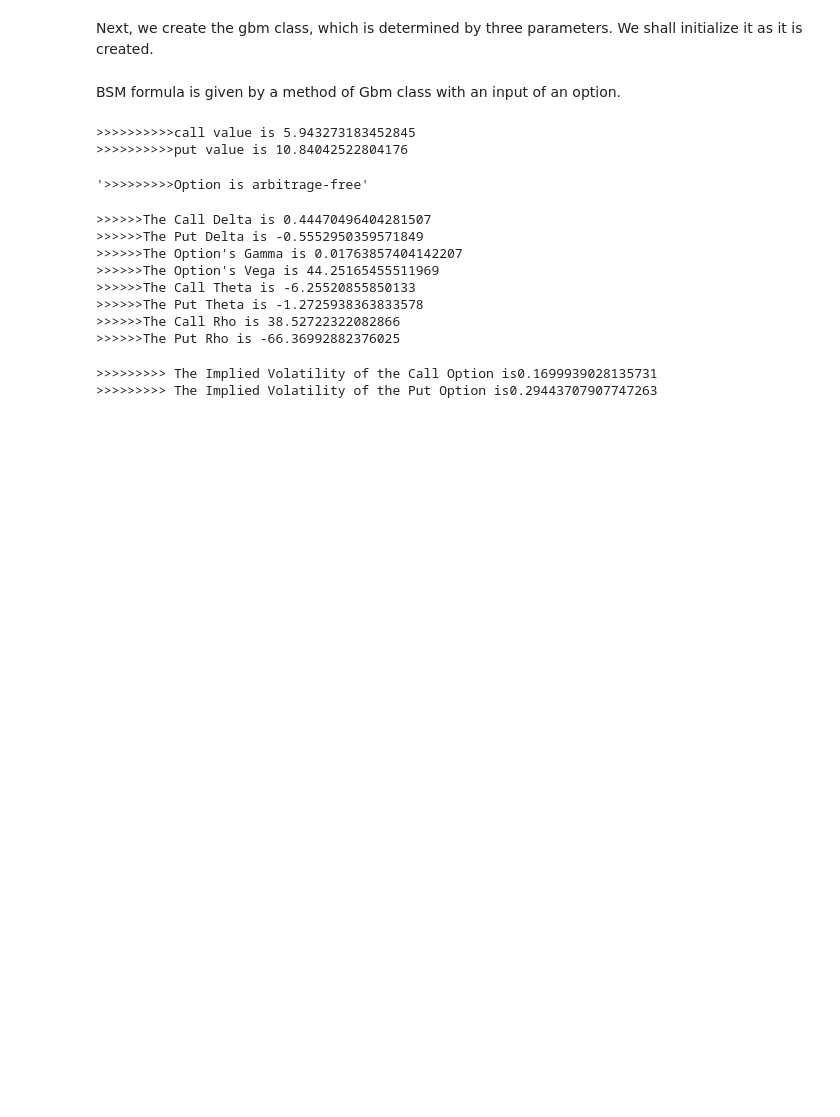
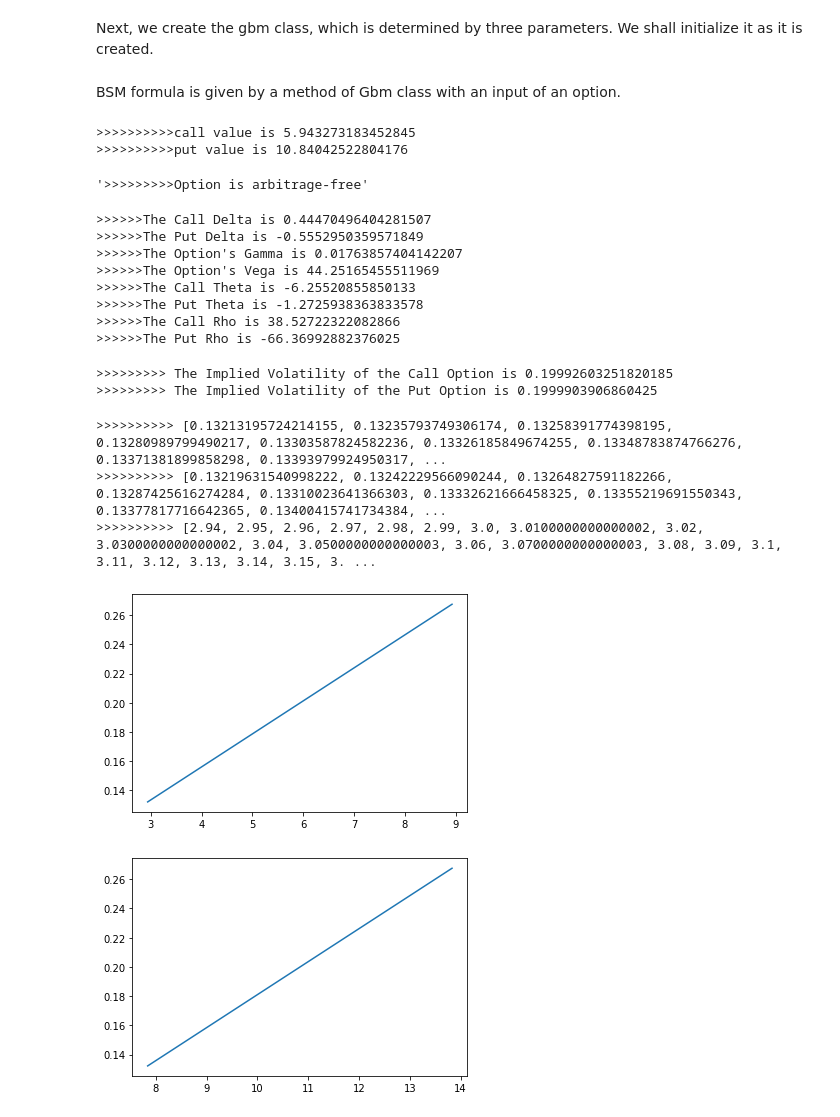
Before and after one commit to songqsh/MQP2019, a Jupyter notebook: ImpliedVol_v01.ipynb, the cells around one changed output. Saved outputs shown, nothing was run; the diff lists cells and outputs as text; code cells hidden in the pictures; blank space fills up the shorter version.

```diff
--- a/ImpliedVol_v01.ipynb
+++ b/ImpliedVol_v01.ipynb
@@ -314,7 +315,7 @@ class ImpliedVolatility:
   def __init__(self, q=0):
     self.q = q
 
-  def newtonImpliedVolCalc(self, vanillaoption, gbm):
+  def newtonImpliedVolCalc(self, vanillaoption, gbm, greek, marketprice):
     otype = vanillaoption.otype
     maturity = vanillaoption.maturity
     k=vanillaoption.strike
@@ -326,11 +327,10 @@ class ImpliedVolatility:
     d1 = 1/(sigma*np.sqrt(maturity))*(np.log(s0/k) + (r + np.power(sigma,2)/2)*(maturity))
     d2 = 1/(sigma*np.sqrt(maturity))*(np.log(s0/k) + (r - np.power(sigma,2)/2)*(maturity))
 
-    vega = (1 / np.sqrt(2 * np.pi)) * s0 * np.sqrt(maturity) * np.exp(-(ss.norm.cdf(d1) ** 2) * 0.5)
+    vega = greek.vega(vanillaoption, gbm)
 
     optionprice = gbm.bsm_price(vanillaoption)
 
-    fx = k * np.exp(-r * maturity) * ss.norm.cdf(otype * d2) - s0 * ss.norm.cdf(otype * d1) -  optionprice
 
     tolerance = 0.000001
     x0 = sigma
@@ -339,7 +339,7 @@ class ImpliedVolatility:
 
     while abs(xnew - xold) > tolerance:
       xold = xnew
-      xnew = (xnew - fx - optionprice) / vega
+      xnew = (xnew - ((optionprice - marketprice) / vega))
       return abs(xnew)
 # %%
 '''===============
@@ -348,11 +348,52 @@ Test Arbitrage Free Model
 
 impliedVol = ImpliedVolatility()
 
-impliedVolCall = impliedVol.newtonImpliedVolCalc(option1, gbm1)
-impliedVolPut = impliedVol.newtonImpliedVolCalc(option2, gbm1)
+impliedVolCall = impliedVol.newtonImpliedVolCalc(option1, gbm1, greek, 5.94)
+impliedVolPut = impliedVol.newtonImpliedVolCalc(option2, gbm1, greek, 10.84)
 
-print('>>>>>>>>> The Implied Volatility of the Call Option is' + str(impliedVolCall))
-print('>>>>>>>>> The Implied Volatility of the Put Option is' + str(impliedVolPut))
+print('>>>>>>>>> The Implied Volatility of the Call Option is ' + str(impliedVolCall))
+print('>>>>>>>>> The Implied Volatility of the Put Option is ' + str(impliedVolPut))
 # %% [output]
->>>>>>>>> The Implied Volatility of the Call Option is0.1699939028135731
->>>>>>>>> The Implied Volatility of the Put Option is0.29443707907747263
+>>>>>>>>> The Implied Volatility of the Call Option is 0.19992603251820185
+>>>>>>>>> The Implied Volatility of the Put Option is 0.1999903906860425
+# %%
+'''===============
+Plot Volatility Smile
+================='''
+marketpriceCall = 5.94
+marketpricePut = 10.84
+
+
+impliedVolCallArray = []
+for i in [j for j in range(int(100*(marketpriceCall-3.0)), int(100*(marketpriceCall+3.0)), 1)]:
+  k = i * (0.01)
+  impliedVolCallArray.append(impliedVol.newtonImpliedVolCalc(option1, gbm1, greek, k))
+
+impliedVolPutArray = []
+for i in [j   for j in range(int(100*(marketpricePut-3.0)), int(100*(marketpricePut+3.0)), 1)]:
+  k = float(i) * (0.01)
+  impliedVolPutArray.append(impliedVol.newtonImpliedVolCalc(option2, gbm1, greek, k))
+
+callpriceRange = []
+for i in [j   for j in range(int(100*(marketpriceCall-3.0)), int(100*(marketpriceCall+3.0)), 1)]:
+  k = float(i) * (0.01)
+  callpriceRange.append(k)
+
+putpriceRange = []
+for i in [j   for j in range(int(100*(marketpricePut-3.0)), int(100*(marketpricePut+3.0)), 1)]:
+  k = float(i) * (0.01)
+  putpriceRange.append(k)
+
+print(">>>>>>>>>>", impliedVolCallArray)
+print(">>>>>>>>>>", impliedVolPutArray)
+print(">>>>>>>>>>", callpriceRange)
+plt.plot(callpriceRange, impliedVolCallArray)
+plt.show()
+plt.plot(putpriceRange, impliedVolPutArray)
+plt.show()
+# %% [output]
+>>>>>>>>>> [0.13213195724214155, 0.13235793749306174, 0.13258391774398195, 0.13280989799490217, 0.13303587824582236, 0.13326185849674255, 0.13348783874766276, 0.13371381899858298, 0.13393979924950317, ...
+>>>>>>>>>> [0.13219631540998222, 0.13242229566090244, 0.13264827591182266, 0.13287425616274284, 0.13310023641366303, 0.13332621666458325, 0.13355219691550343, 0.13377817716642365, 0.13400415741734384, ...
+>>>>>>>>>> [2.94, 2.95, 2.96, 2.97, 2.98, 2.99, 3.0, 3.0100000000000002, 3.02, 3.0300000000000002, 3.04, 3.0500000000000003, 3.06, 3.0700000000000003, 3.08, 3.09, 3.1, 3.11, 3.12, 3.13, 3.14, 3.15, 3. ...
+[figure, added]
+[figure, added]
```
Also changed, not shown: parts of 1 cell of this notebook.
